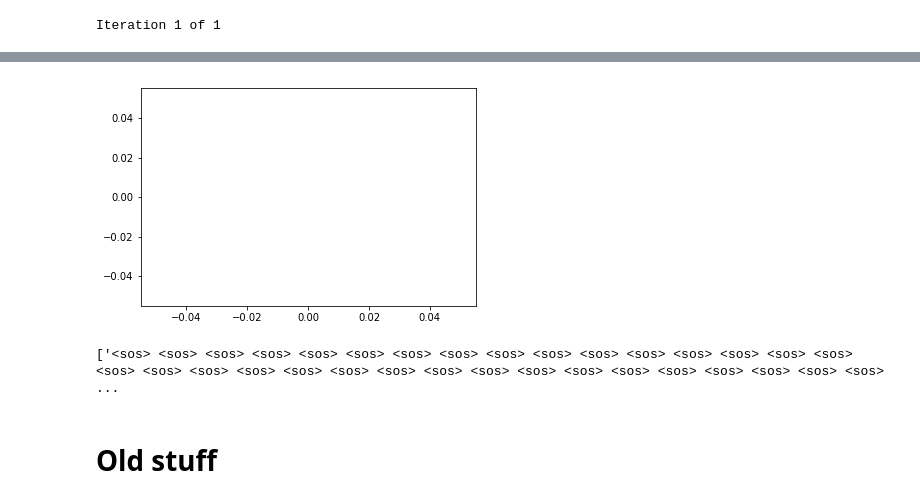
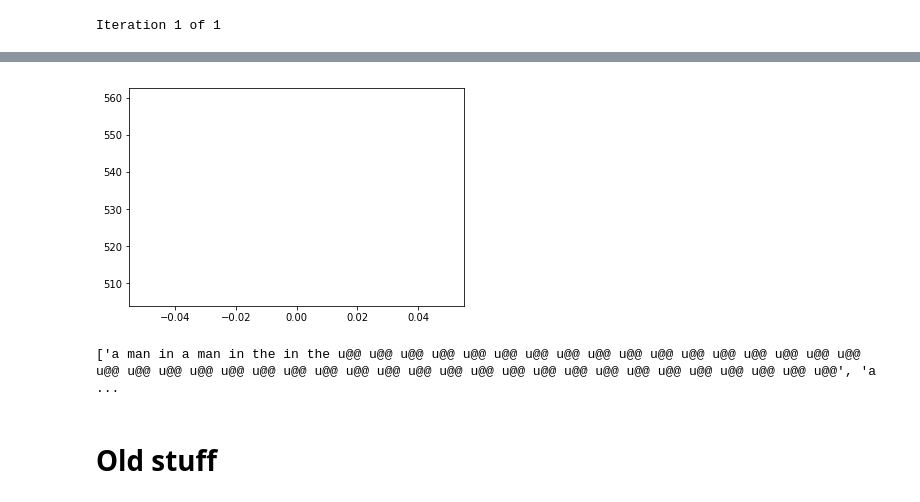
Before and after one commit to Kaleidophon/NLP2, a Jupyter notebook: assignment2/project2_NMT.ipynb, the cells around one changed output, grey strips where cells are left out. Cells and saved outputs as stored; diff of their text form; code cells hidden in the pictures.

Commit message:
translate to english

```diff
--- a/assignment2/project2_NMT.ipynb
+++ b/assignment2/project2_NMT.ipynb
@@ -111,10 +111,10 @@ class NMT(nn.Module):
     def __init__(self, i2w_english, i2w_french, hidden_size, positional, criterion):
         super(NMT, self).__init__()
         if positional:
-            self.encoder = EncoderPOS(len(i2w_english), hidden_size)
+            self.encoder = EncoderPOS(len(i2w_french), hidden_size)
         else:
-            self.encoder = EncoderRNN(len(i2w_english), hidden_size)
-        self.decoder = AttnDecoderRNN(hidden_size, len(i2w_french))
+            self.encoder = EncoderRNN(len(i2w_french), hidden_size)
+        self.decoder = AttnDecoderRNN(hidden_size, len(i2w_english))
         self.positional = positional
         self.criterion = criterion
 
@@ -143,7 +143,7 @@ class NMT(nn.Module):
                 encoder_output, encoder_hidden = self.encoder(input_tensor[ei], encoder_hidden)
                 encoder_outputs[ei] = encoder_output[0, 0]
 
-        decoder_input = torch.tensor([[SOS_token_fr]])
+        decoder_input = torch.tensor([[SOS_token_en]])
         decoder_hidden = encoder_hidden
 
         # Use teacher forcing
@@ -155,9 +155,9 @@ class NMT(nn.Module):
         return loss
 
 
-    def evaluate(self, w2i_english, i2w_french, sentence):
+    def evaluate(self, w2i_french, i2w_english, sentence):
         with torch.no_grad():
-            input_tensor = sentence_to_tensor(w2i_english, sentence)
+            input_tensor = sentence_to_tensor(w2i_french, sentence)
             input_length = input_tensor.size()[0]
             encoder_hidden = self.encoder.initHidden()
 
@@ -178,7 +178,7 @@ class NMT(nn.Module):
                     encoder_output, encoder_hidden = self.encoder(input_tensor[ei], encoder_hidden)
                     encoder_outputs[ei] += encoder_output[0, 0]
 
-            decoder_input = torch.tensor([[SOS_token_fr]])  # SOS
+            decoder_input = torch.tensor([[SOS_token_en]])  # SOS
 
             decoder_hidden = encoder_hidden
 
@@ -190,11 +190,11 @@ class NMT(nn.Module):
                     decoder_input, decoder_hidden, encoder_outputs)
                 decoder_attentions[di] = decoder_attention.data
                 topv, topi = decoder_output.data.topk(1)
-                if topi.item() == EOS_token_fr:
+                if topi.item() == EOS_token_en:
                     decoded_words.append("<eos>")
                     break
                 else:
-                    decoded_words.append(i2w_french[topi.item()])
+                    decoded_words.append(i2w_english[topi.item()])
 
                 decoder_input = topi.squeeze().detach()
         return decoded_words, decoder_attentions[:di + 1]
@@ -302,8 +303,8 @@ def train(input_sentence, target_sentence, w2i_english,
 
     loss = 0
     output_sentence = []
-    input_tensor = sentence_to_tensor(w2i_english, input_sentence)
-    target_tensor = sentence_to_tensor(w2i_french, target_sentence)
+    input_tensor = sentence_to_tensor(w2i_french, input_sentence)
+    target_tensor = sentence_to_tensor(w2i_english, target_sentence)
     target_length = target_tensor.size(0)
 
     nmt_optimizer.zero_grad()
@@ -327,12 +328,12 @@ def train_dataset(w2i_english, w2i_french, train_english,
     criterion = nn.NLLLoss()
     total_loss = 0
 
-    with progressbar.ProgressBar(max_value=len(train_english)) as bar:
-#     with progressbar.ProgressBar(max_value=100) as bar:
-        for iter in range(1, len(train_english) + 1):
-#         for iter in range(1, 100+1):
-            input_sentence = train_english[iter-1]
-            target_sentence = train_french[iter-1]
+#     with progressbar.ProgressBar(max_value=len(train_english)) as bar:
+    with progressbar.ProgressBar(max_value=100) as bar:
+#         for iter in range(1, len(train_english) + 1):
+        for iter in range(1, 100+1):
+            input_sentence = train_french[iter-1]
+            target_sentence = train_english[iter-1]
             loss = train(input_sentence, target_sentence, w2i_english,
                          w2i_french, nmt, nmt_optimizer, criterion)
             total_loss += loss
@@ -369,14 +370,14 @@ loss: nan
-[figure, old version]
+[figure, new version]
 # %%
 predictions = []
 
-for sentence in val_english:
-    predicted_words, attentions = nmt.evaluate(w2i_english, i2w_french, sentence)
+for sentence in val_french:
+    predicted_words, attentions = nmt.evaluate(w2i_french, i2w_english, sentence)
     predicted_sentence = ' '.join(predicted_words)
     predictions.append(predicted_sentence)
 print(predictions)
 # %% [output]
-['<sos> <sos> <sos> <sos> <sos> <sos> <sos> <sos> <sos> <sos> <sos> <sos> <sos> <sos> <sos> <sos> <sos> <sos> <sos> <sos> <sos> <sos> <sos> <sos> <sos> <sos> <sos> <sos> <sos> <sos> <sos> <sos> <sos>  ...
+['a man in a man in the in the u@@ u@@ u@@ u@@ u@@ u@@ u@@ u@@ u@@ u@@ u@@ u@@ u@@ u@@ u@@ u@@ u@@ u@@ u@@ u@@ u@@ u@@ u@@ u@@ u@@ u@@ u@@ u@@ u@@ u@@ u@@ u@@ u@@ u@@ u@@ u@@ u@@ u@@ u@@ u@@ u@@', 'a  ...
 # %%
 def save_predictions(predictions, file_name):
     """
```
Also changed, not shown: parts of 2 cells of this notebook.
